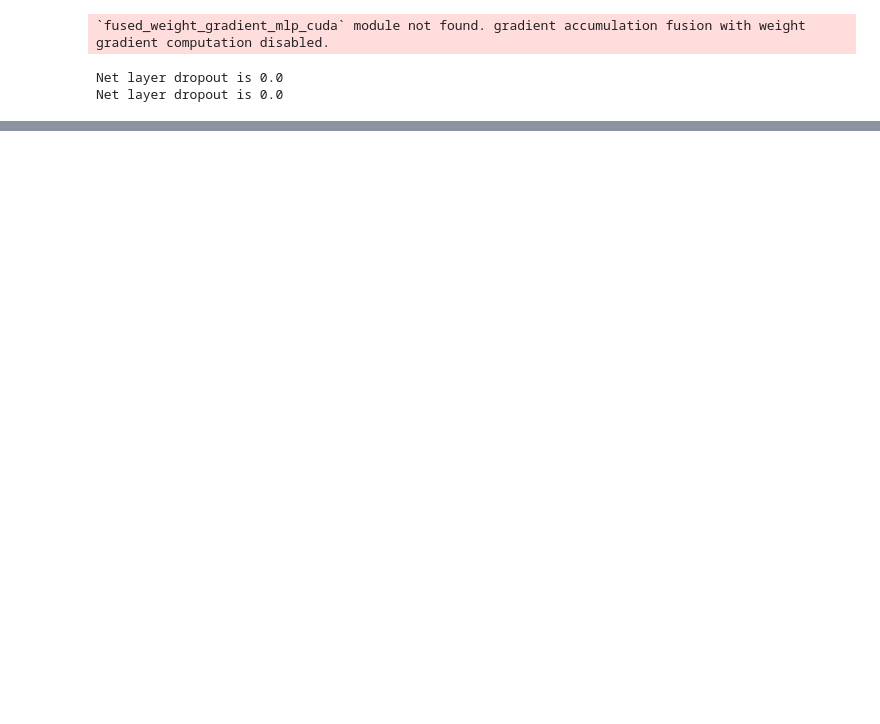
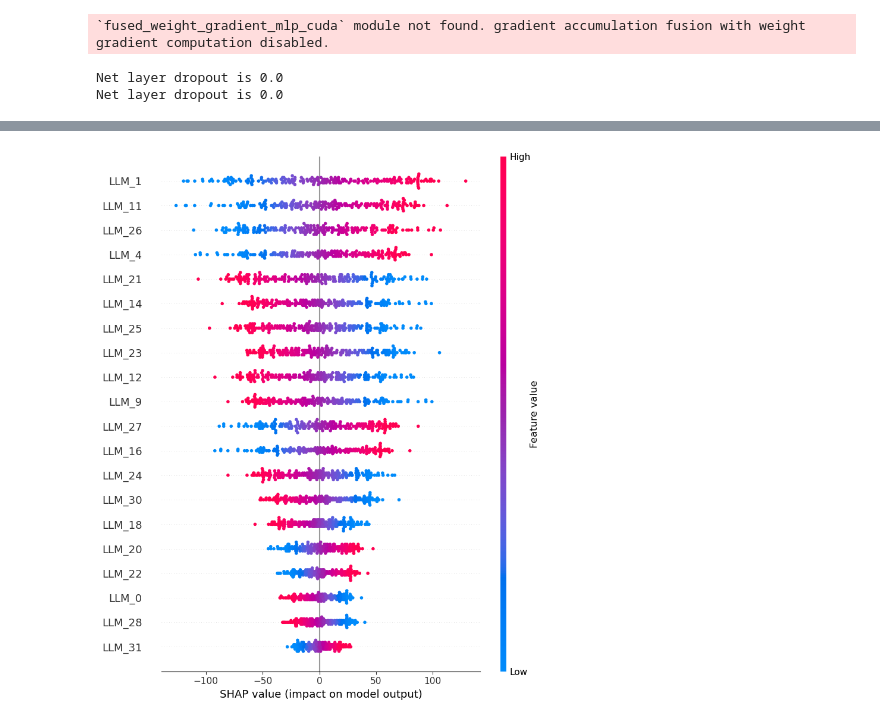
Before and after one commit to NeoNexusX/CCSLLM, a Jupyter notebook: test.ipynb, the cells around one changed output, grey strips where cells are left out. Cells and saved outputs as stored; diff of their text form; code cells hidden in the pictures; blank space fills up the shorter version.

```diff
--- a/test.ipynb
+++ b/test.ipynb
@@ -144,0 +193,4 @@ IndexError: tuple index out of range
+# %%
+shap.summary_plot(shap_values, test_pred[:200],features_name[:200],max_display=20)
+# %% [output]
+[figure, added]
```
Also changed, not shown: parts of 14 cells of this notebook, 6 other files.
